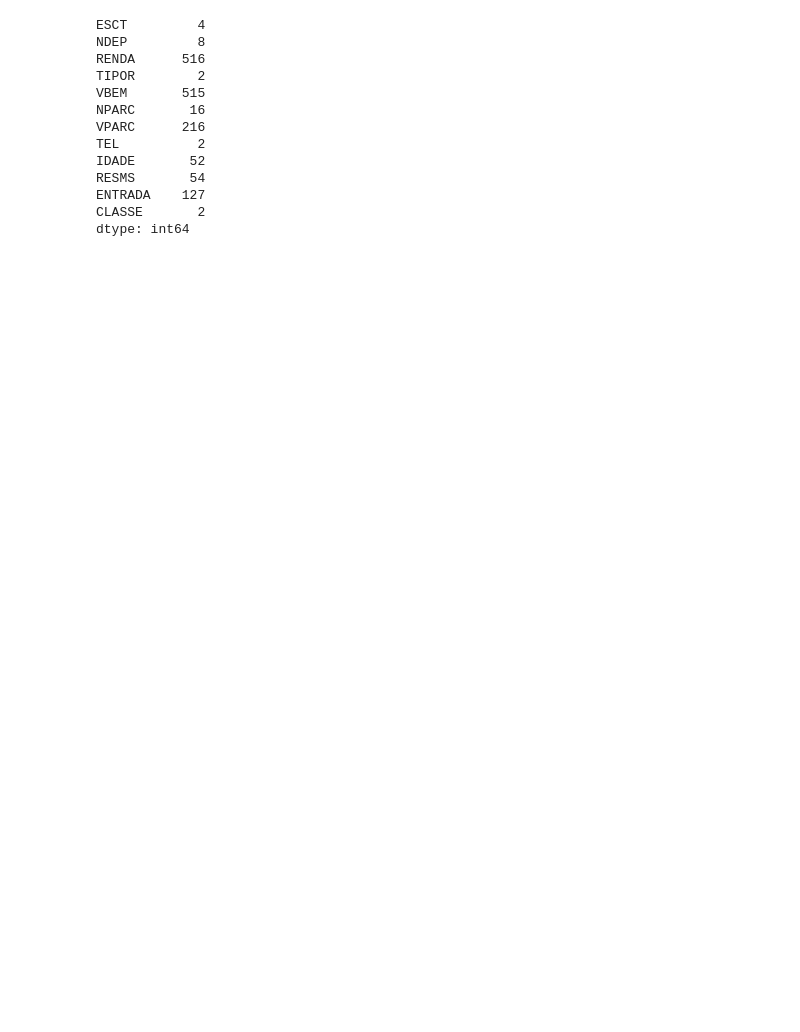
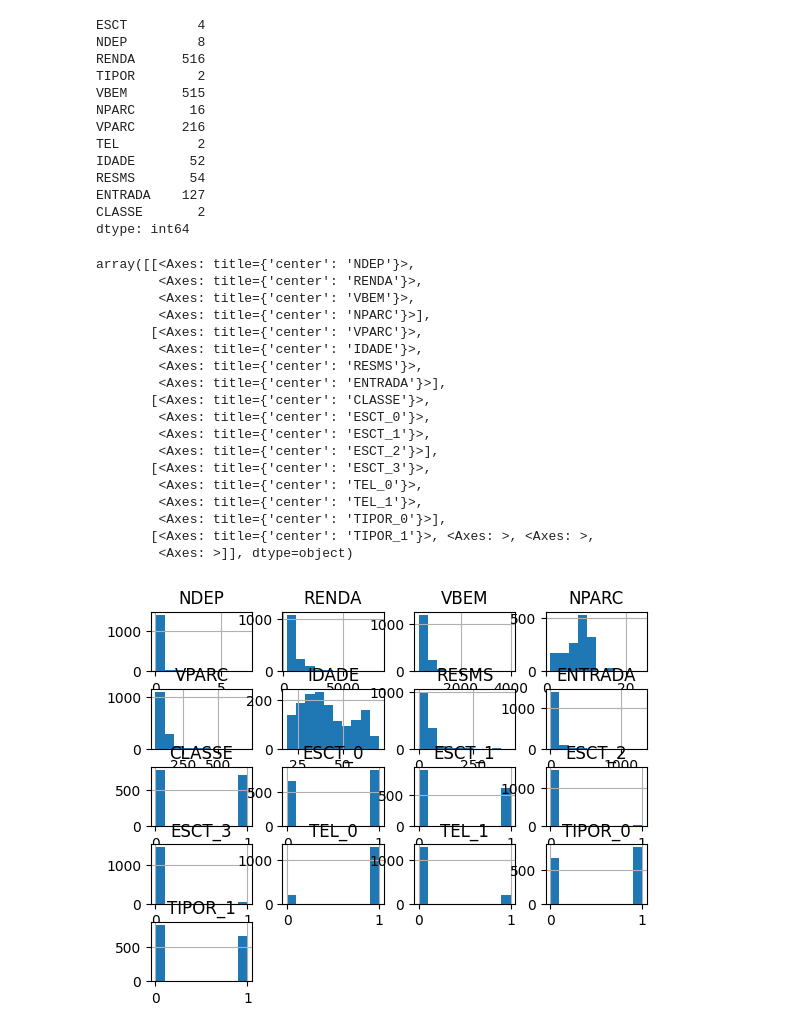
Before and after one commit to frankfaisca/machine-learning, a Jupyter notebook: ex1_Prediction.ipynb, the cells around one changed output. Saved outputs shown, nothing was run; the diff lists cells and outputs as text; code cells hidden in the pictures; blank space fills up the shorter version.

```diff
--- a/ex1_Prediction.ipynb
+++ b/ex1_Prediction.ipynb
@@ -56,0 +88,23 @@ df = pd.get_dummies(df, columns=['TIPOR'], prefix = ['TIPOR'])
+# %%
+# plot df histogram
+df.hist()
+# %% [output]
+array([[<Axes: title={'center': 'NDEP'}>,
+        <Axes: title={'center': 'RENDA'}>,
+        <Axes: title={'center': 'VBEM'}>,
+        <Axes: title={'center': 'NPARC'}>],
+       [<Axes: title={'center': 'VPARC'}>,
+        <Axes: title={'center': 'IDADE'}>,
+        <Axes: title={'center': 'RESMS'}>,
+        <Axes: title={'center': 'ENTRADA'}>],
+       [<Axes: title={'center': 'CLASSE'}>,
+        <Axes: title={'center': 'ESCT_0'}>,
+        <Axes: title={'center': 'ESCT_1'}>,
+        <Axes: title={'center': 'ESCT_2'}>],
+       [<Axes: title={'center': 'ESCT_3'}>,
+        <Axes: title={'center': 'TEL_0'}>,
+        <Axes: title={'center': 'TEL_1'}>,
+        <Axes: title={'center': 'TIPOR_0'}>],
+       [<Axes: title={'center': 'TIPOR_1'}>, <Axes: >, <Axes: >,
+        <Axes: >]], dtype=object)
+[figure, added]
```
Also changed, not shown: parts of 10 cells of this notebook.
